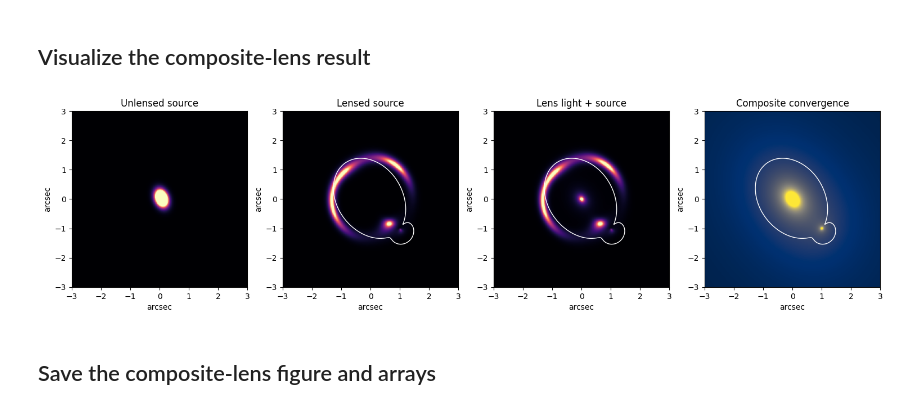
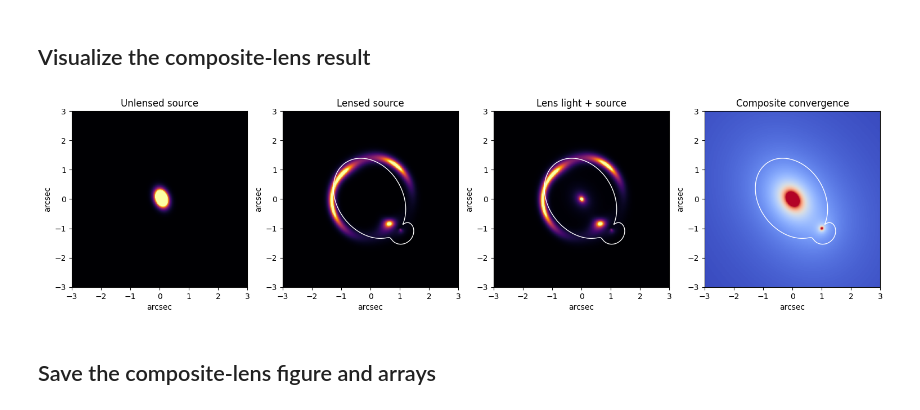
Before and after one commit to Nsab04/bachelor-thesis, a Jupyter notebook: first_lensing_simulation.ipynb, the cells around one changed output. Saved outputs shown, nothing was run; the diff lists cells and outputs as text; code cells hidden in the pictures.

```diff
--- a/first_lensing_simulation.ipynb
+++ b/first_lensing_simulation.ipynb
@@ -118,10 +116,10 @@ Total-image flux sum: 2.235e+05
 # %%
 fig, axes = plt.subplots(1, 4, figsize=(15, 4), constrained_layout=True)
 panels = [
-    ("Unlensed source", source.image_unlensed, "magma"),
-    ("Lensed source", source.image, "magma"),
-    ("Lens light + source", total_image, "magma"),
-    ("Convergence", lens.ka, "cividis"),
+    ("Unlensed source", source.image_unlensed, "inferno"),
+    ("Lensed source", source.image, "inferno"),
+    ("Lens light + source", total_image, "inferno"),
+    ("Convergence", lens.ka, "coolwarm"),
 ]
 
 for ax, (title, image, cmap) in zip(axes, panels):
@@ -228,28 +226,28 @@ Change relative to original lens: -1.545e+04
 # %%
 fig_second, axes_second = plt.subplots(1, 4, figsize=(15, 4), constrained_layout=True)
 panels_second = [
-    ("Unlensed source", source_with_second.image_unlensed, "magma"),
-    ("Lensed source", source_with_second.image, "magma"),
-    ("Lens light + source", total_image_with_second, "magma"),
-    ("Composite convergence", lens_with_second.ka, "cividis"),
+    ("Unlensed source", source_with_second.image_unlensed, "inferno"),
+    ("Lensed source", source_with_second.image, "inferno"),
+    ("Lens light + source", total_image_with_second, "inferno"),
+    ("Composite convergence", lens_with_second.ka, "coolwarm"),
 ]
 
 for ax, (title, image, cmap) in zip(axes_second, panels_second):
     finite = image[np.isfinite(image)]
     vmax = np.percentile(finite, 99.5)
     ax.imshow(image, origin="lower", extent=extent, cmap=cmap, vmax=vmax)
     ax.set_title(title)
     ax.set_xlabel("arcsec")
     ax.set_ylabel("arcsec")
 
 for xcrit, ycrit in critical_lines_with_second:
     axes_second[1].plot(xcrit, ycrit, color="white", linewidth=1.0)
     axes_second[2].plot(xcrit, ycrit, color="white", linewidth=1.0)
     axes_second[3].plot(xcrit, ycrit, color="white", linewidth=1.0)
 
 # aggiungere cella per sottrarre immagini fra loro e vedere la posizione dei satelliti anche quando scompaiono dalle immagini
 # %% [output]
-[figure, old version]
+[figure, new version]
 # %% [markdown]
 ## Save the composite-lens figure and arrays
 # %%
```
Also changed, not shown: parts of 7 cells of this notebook, 20 other files.
